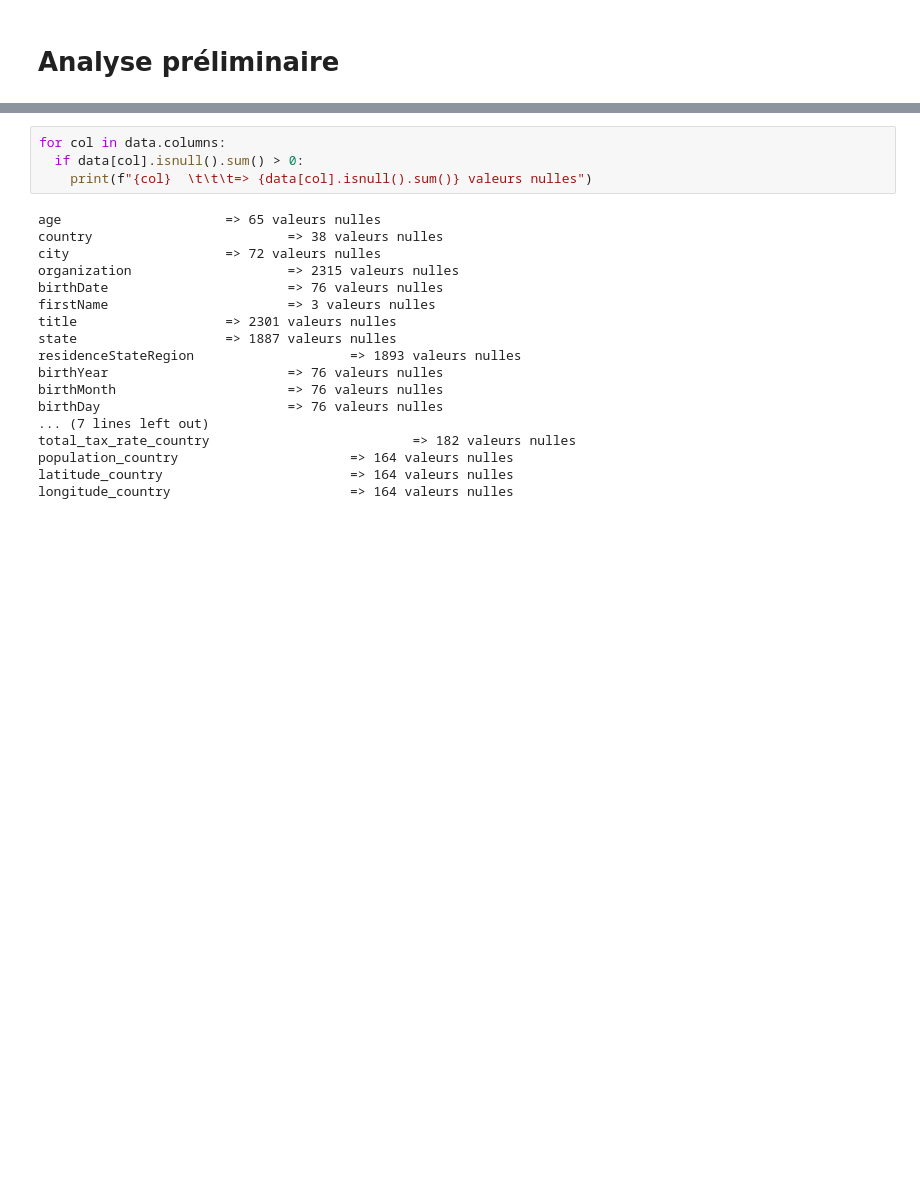
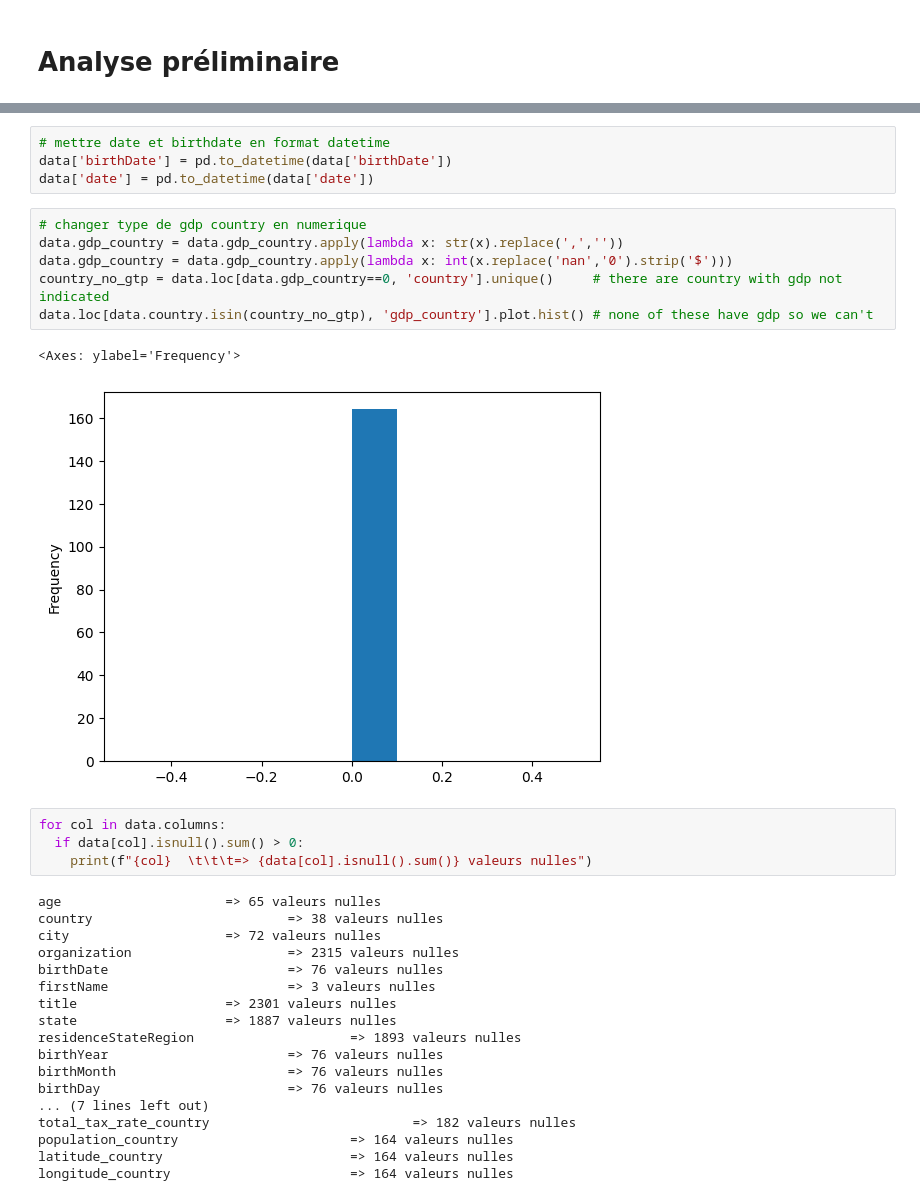
Before and after one commit to BrunetAlexis/Brief_2_Simplon, a Jupyter notebook: Simplon_Brief_Remi.ipynb, the cells around one changed output, grey strips where cells are left out. Cells and saved outputs as stored; diff of their text form; blank space fills up the shorter version.

```diff
--- a/Simplon_Brief_Remi.ipynb
+++ b/Simplon_Brief_Remi.ipynb
@@ -56,3 +176,16 @@ data.describe(include='all')
+# %%
+# mettre date et birthdate en format datetime
+data['birthDate'] = pd.to_datetime(data['birthDate'])
+data['date'] = pd.to_datetime(data['date'])
+# %%
+# changer type de gdp country en numerique
+data.gdp_country = data.gdp_country.apply(lambda x: str(x).replace(',',''))
+data.gdp_country = data.gdp_country.apply(lambda x: int(x.replace('nan','0').strip('$')))
+country_no_gtp = data.loc[data.gdp_country==0, 'country'].unique()     # there are country with gdp not indicated
+data.loc[data.country.isin(country_no_gtp), 'gdp_country'].plot.hist() # none of these have gdp so we can't
+# %% [output]
+<Axes: ylabel='Frequency'>
+[figure, added]
 # %%
 for col in data.columns:
   if data[col].isnull().sum() > 0:
```
Also changed, not shown: parts of 34 cells of this notebook.
